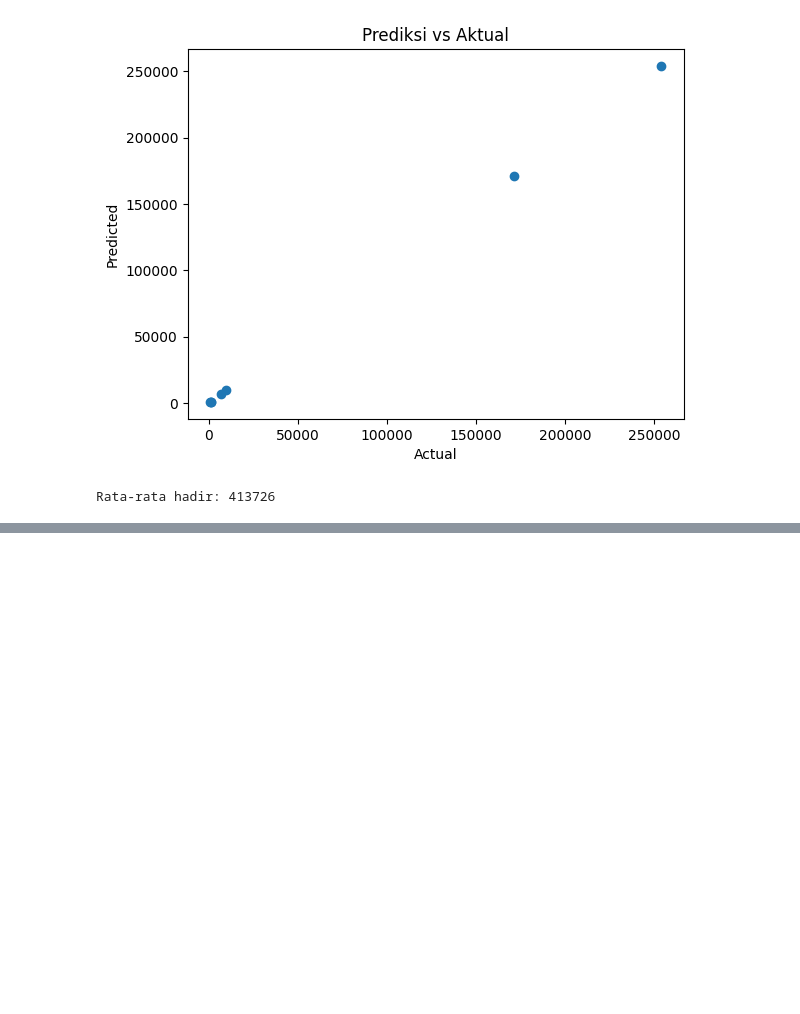
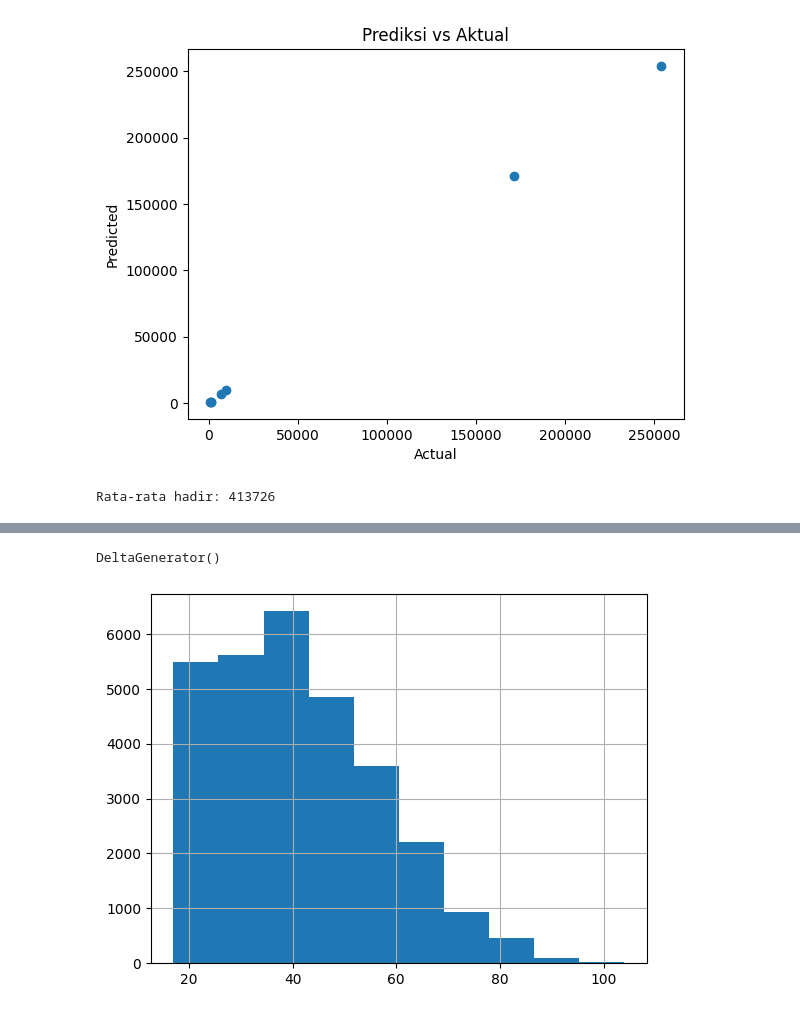
Before and after one commit to FebriansyahMonanda83/Data_Science_252420021, a Jupyter notebook: STUDY_KASUS_252420021.ipynb, the cells around one changed output, grey strips where cells are left out. Cells and saved outputs as stored; diff of their text form; code cells hidden in the pictures; blank space fills up the shorter version.

```diff
--- a/STUDY_KASUS_252420021.ipynb
+++ b/STUDY_KASUS_252420021.ipynb
@@ -151,0 +226,36 @@ Rata-rata hadir: 413726
+# %%
+# Install Streamlit (if not already installed)
+!pip install streamlit
+
+import streamlit as st
+import pandas as pd
+import matplotlib.pyplot as plt
+
+st.title("Dashboard Analisis TPS")
+
+# Load data
+df = pd.read_excel("/content/drive/My Drive/DPT_1606/142.xlsx")
+
+df.columns = [c.strip().replace(' ', '_').upper() for c in df.columns]
+
+# Hitung usia
+df['TANGGAL_LAHIR'] = pd.to_datetime(df['TANGGAL_LAHIR'], errors='coerce')
+df['USIA'] = 2026 - df['TANGGAL_LAHIR'].dt.year
+
+# Sidebar filter
+kecamatan = st.sidebar.selectbox("Pilih Kecamatan", df['KECAMATAN'].unique())
+df_filter = df[df['KECAMATAN'] == kecamatan]
+
+st.write("Jumlah Data:", len(df_filter))
+
+# Grafik Generasi
+st.subheader("Distribusi Generasi")
+fig, ax = plt.subplots()
+df_filter['USIA'].hist(ax=ax)
+st.pyplot(fig)
+
+# TPS Summary
+tps = df_filter.groupby('TPS')['NIK'].count()
+st.subheader("Jumlah Pemilih per TPS")
+st.bar_chart(tps)
+# %% [output]
@@ -151,0 +296,2 @@ Rata-rata hadir: 413726
+DeltaGenerator()
+[figure, added]
```
Also changed, not shown: parts of 5 cells of this notebook.
